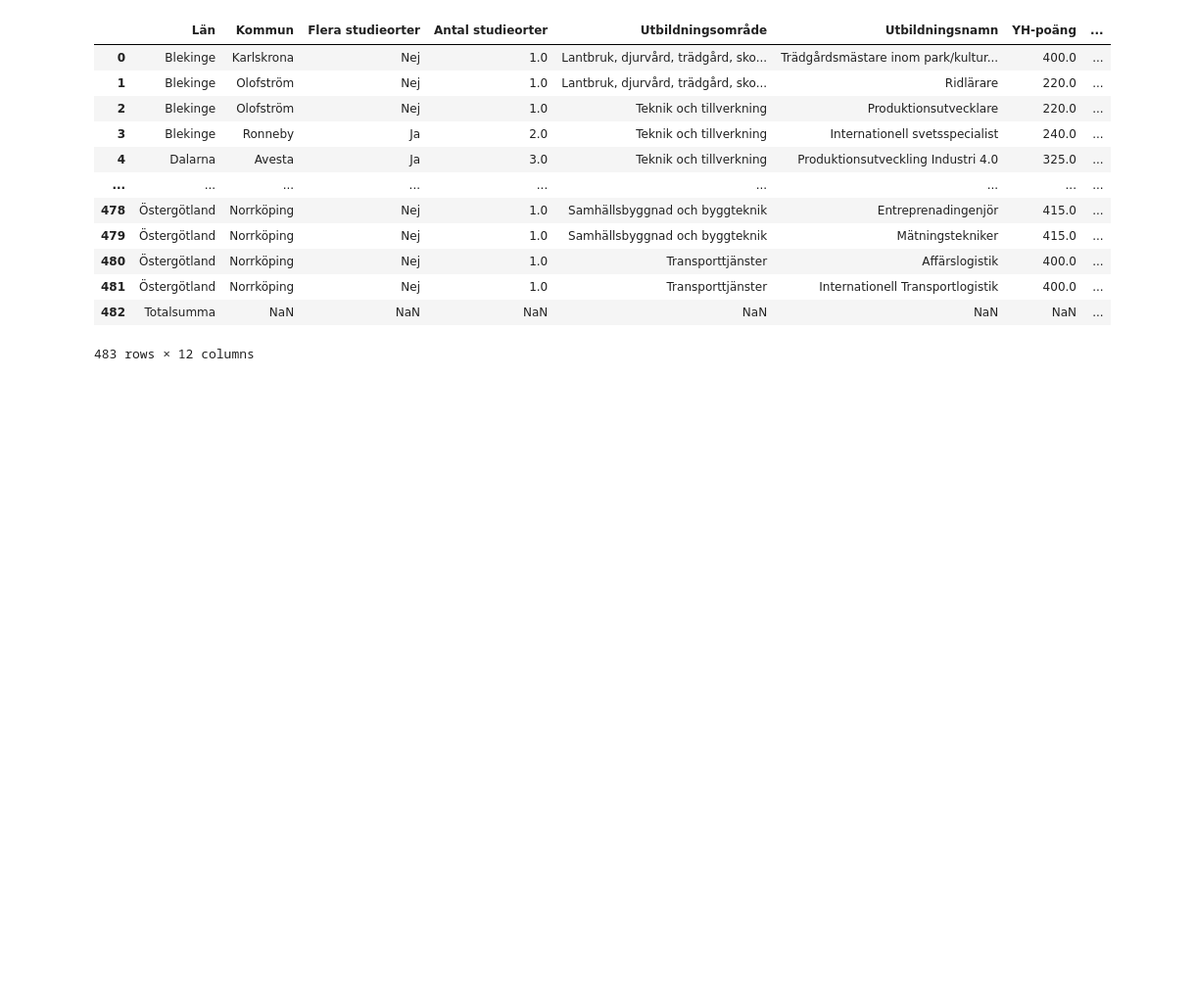
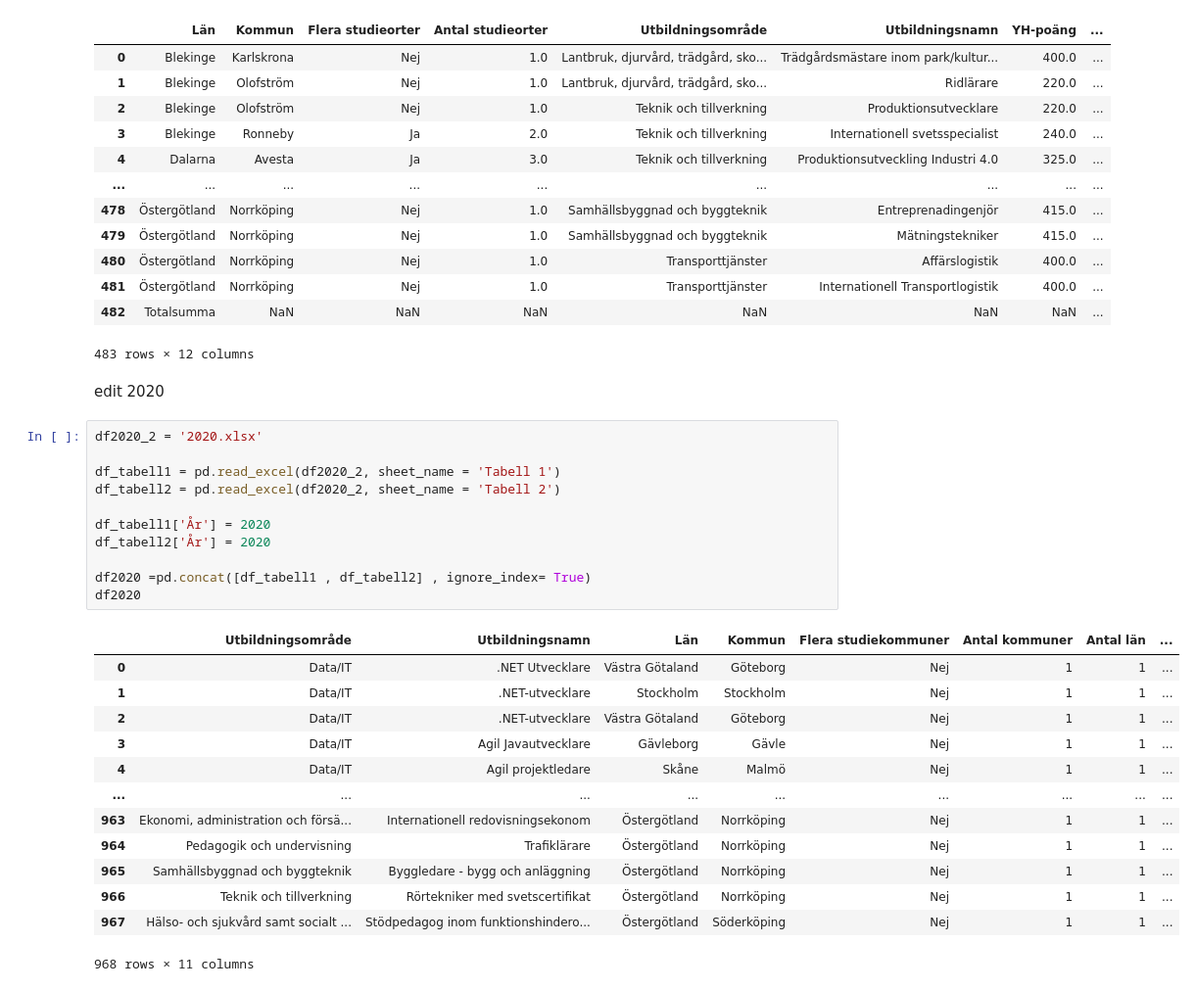
Before and after one commit to LAjoyan/EDA_Pandas, a Jupyter notebook: part_2/part_2.ipynb, the cells around one changed output. Shown: that part at 98% size. Drawn from its saved outputs; the diff is of its cells as text; blank space fills up the shorter version.

Commit message:
modified df2020 to df2020_2 , merged two sheets df2020_2 into df2020

```diff
--- a/part_2/part_2.ipynb
+++ b/part_2/part_2.ipynb
@@ -156,3 +156,30 @@ df2019
 | 481 | Östergötland | Norrköping | Nej | 1.0 | Transporttjänster | Internationell Transportlogistik | 400.0 | ... |
 | 482 | Totalsumma | NaN | NaN | NaN | NaN | NaN | NaN | ... |
 483 rows × 12 columns
+# %% [markdown]
+edit 2020
+# %%
+df2020_2 = '2020.xlsx'
+
+df_tabell1 = pd.read_excel(df2020_2, sheet_name = 'Tabell 1')
+df_tabell2 = pd.read_excel(df2020_2, sheet_name = 'Tabell 2')
+
+df_tabell1['År'] = 2020
+df_tabell2['År'] = 2020
+
+df2020 =pd.concat([df_tabell1 , df_tabell2] , ignore_index= True)
+df2020
+# %% [output]
+|  | Utbildningsområde | Utbildningsnamn | Län | Kommun | Flera studiekommuner | Antal kommuner | Antal län | ... |
+| 0 | Data/IT | .NET Utvecklare | Västra Götaland | Göteborg | Nej | 1 | 1 | ... |
+| 1 | Data/IT | .NET-utvecklare | Stockholm | Stockholm | Nej | 1 | 1 | ... |
+| 2 | Data/IT | .NET-utvecklare | Västra Götaland | Göteborg | Nej | 1 | 1 | ... |
+| 3 | Data/IT | Agil Javautvecklare | Gävleborg | Gävle | Nej | 1 | 1 | ... |
+| 4 | Data/IT | Agil projektledare | Skåne | Malmö | Nej | 1 | 1 | ... |
+| ... | ... | ... | ... | ... | ... | ... | ... | ... |
+| 963 | Ekonomi, administration och försä... | Internationell redovisningsekonom | Östergötland | Norrköping | Nej | 1 | 1 | ... |
+| 964 | Pedagogik och undervisning | Trafiklärare | Östergötland | Norrköping | Nej | 1 | 1 | ... |
+| 965 | Samhällsbyggnad och byggteknik | Byggledare - bygg och anläggning | Östergötland | Norrköping | Nej | 1 | 1 | ... |
+| 966 | Teknik och tillverkning | Rörtekniker med svetscertifikat | Östergötland | Norrköping | Nej | 1 | 1 | ... |
+| 967 | Hälso- och sjukvård samt socialt ... | Stödpedagog inom funktionshindero... | Östergötland | Söderköping | Nej | 1 | 1 | ... |
+968 rows × 11 columns
```
Also changed, not shown: parts of 1 cell of this notebook.
